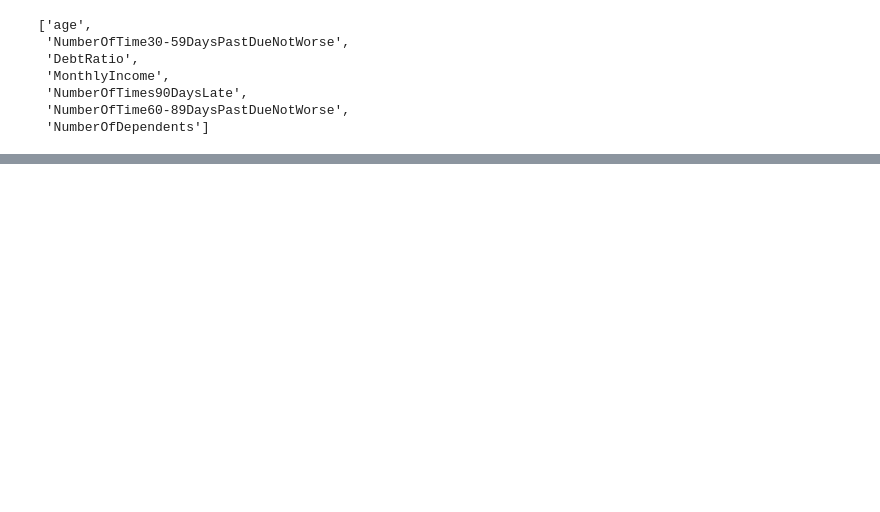
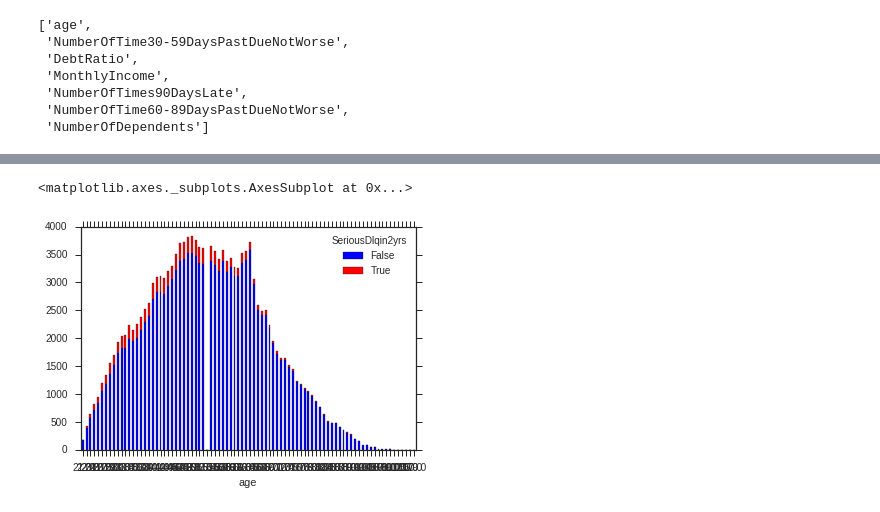
Before and after one commit to rduvoisin/cappml, a Jupyter notebook: pa2/pa2.ipynb, the cells around one changed output, grey strips where cells are left out. Saved outputs shown, nothing was run; the diff lists cells and outputs as text; code cells hidden in the pictures; blank space fills up the shorter version.

```diff
--- a/pa2/pa2.ipynb
+++ b/pa2/pa2.ipynb
@@ -1024,4 +1007,7 @@ train.MonthlyIncome.plot.hist(bins = 25)
 # %%
-delinquency_counts = pd.crosstab([train.age], train.SeriousDlqin2yrs.astype(bool))
-delinquency_counts.plot(kind = 'bar', stacked = True, color = ['blue','red'], grid = False, xticks = [])
+# delinquency_counts = pd.crosstab([train.age], train.SeriousDlqin2yrs.astype(bool))
+# delinquency_counts.plot(kind = 'bar', stacked = True, color = ['blue','red'], grid = False, xticks = [])
+# %% [output]
+<matplotlib.axes._subplots.AxesSubplot at 0x...>
+[figure, added]
 # %%
```
Also changed, not shown: parts of 24 cells of this notebook, 3 other files.
